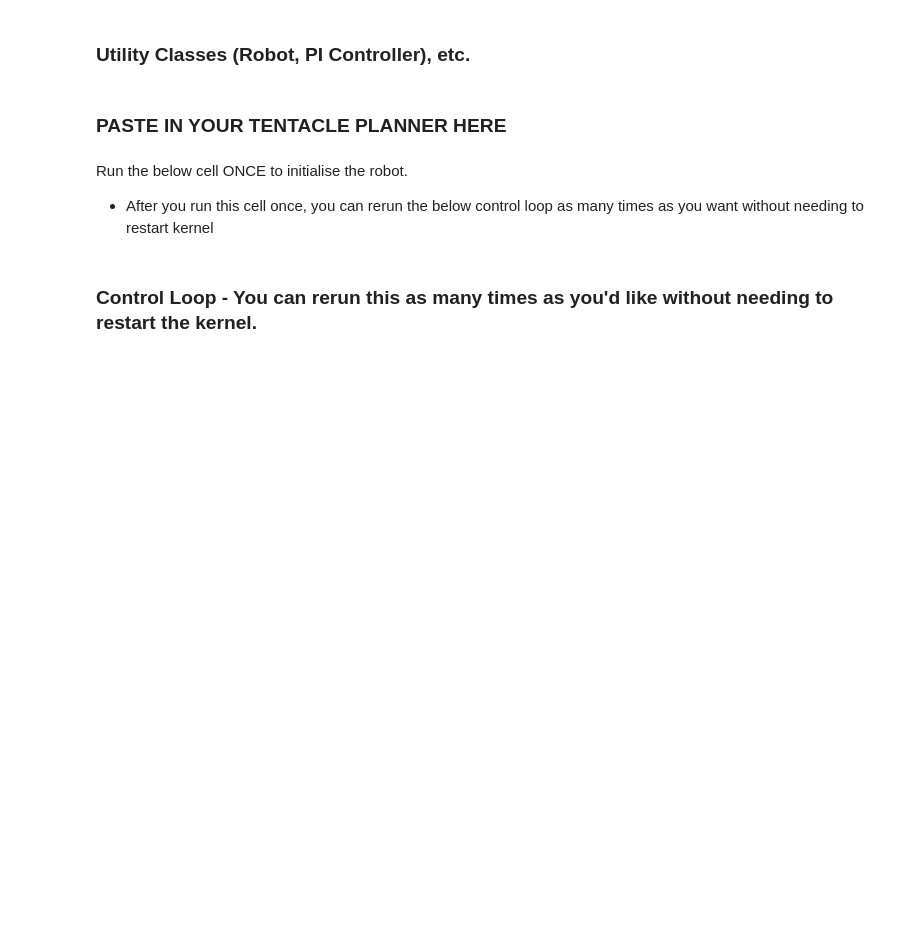
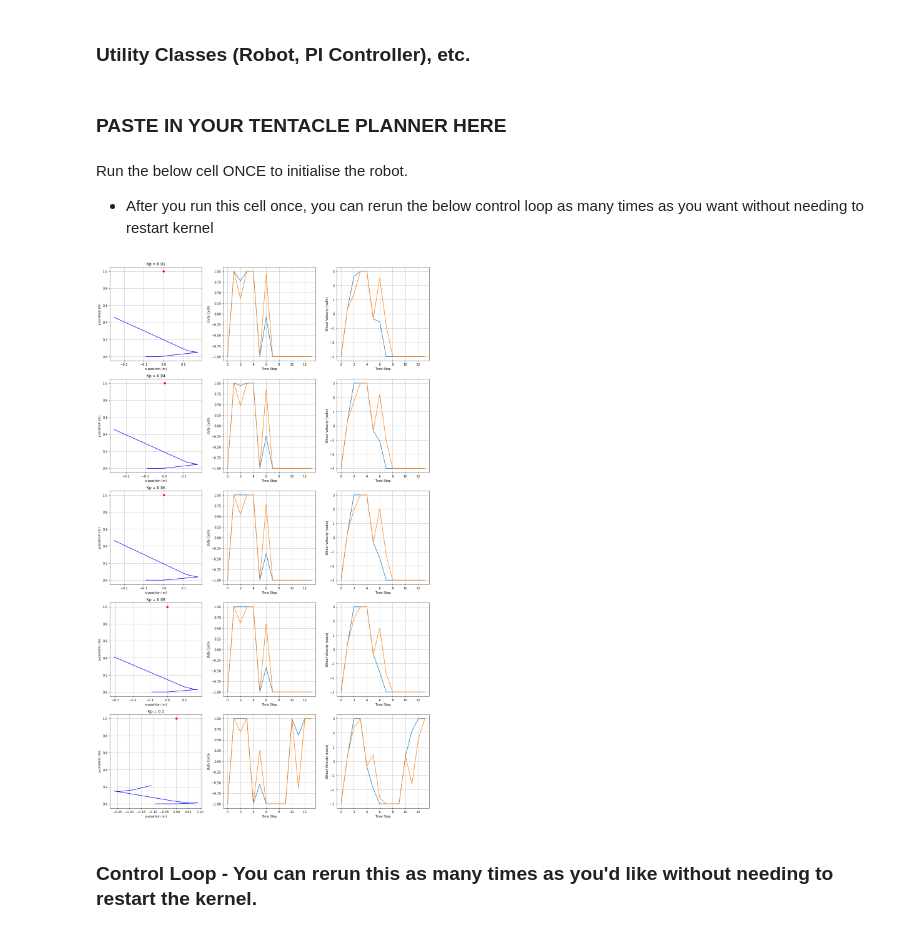
Before and after one commit to arshi9344/ECE4191-E5-tennibot, a Jupyter notebook: patricks_scratchspace/test_tentacle_sim_with_michael_PI_controller.ipynb, the cells around one changed output. Saved outputs shown, nothing was run; the diff lists cells and outputs as text; code cells hidden in the pictures; blank space fills up the shorter version.

```diff
--- a/patricks_scratchspace/test_tentacle_sim_with_michael_PI_controller.ipynb
+++ b/patricks_scratchspace/test_tentacle_sim_with_michael_PI_controller.ipynb
@@ -482,3 +515,96 @@ robot = DiffDriveRobot()
+# %%
+import numpy as np
+import matplotlib.pyplot as plt
+import time
+
+# Assuming RobotController and TentaclePlanner classes are defined above
+
+# Example position commands
+goal = (0, 1, 0)
+
+# Initialize planner
+planner = TentaclePlanner(max_linear_velocity=0.1, max_angular_velocity=0.5)
+
+# Range of Kp values to test
+kp_values = [0.01, 0.04, 0.06, 0.08, 0.1]
+
+# Store results for plotting
+all_poses = []
+all_duty_cycles = []
+all_velocities = []
+
+for Kp in kp_values:
+    # Initialize controller with current Kp value
+    controller = RobotController(Kp=Kp, Ki=0.2, Kd=0.3)
+
+    # Reset robot state
+    robot.x = 0
+    robot.y = 0
+    robot.th = 0
+    robot.wl = 0
+    robot.wr = 0
+
+    poses = []
+    duty_cycle_commands = []
+    velocities = []
+
+    try:
+        start_time = time.time()
+        while time.time() - start_time < 10:  # Run for 10 seconds
+            inputs = planner.get_control_inputs(*goal, *robot.pose, strategy="tentacles")
+            duty_cycle_l, duty_cycle_r = controller.drive(
+                        inputs['linear_velocity'],
+                        inputs['angular_velocity'],
+                        robot.wl,
+                        robot.wr
+                    )
+            x, y, th = robot.pose_update(duty_cycle_l, duty_cycle_r)
+
+            # Log data
+            poses.append([x, y, th])
+            duty_cycle_commands.append([duty_cycle_l, duty_cycle_r])
+            velocities.append([robot.wl, robot.wr])
+            time.sleep(robot.dt)
+
+    except KeyboardInterrupt:
+        print("Stopping robot")
+
+    # Store results
+    all_poses.append(poses)
+    all_duty_cycles.append(duty_cycle_commands)
+    all_velocities.append(velocities)
+
+# Plot results
+fig, axs = plt.subplots(len(kp_values), 3, figsize=(15, 5 * len(kp_values)))
+
+for i, Kp in enumerate(kp_values):
+    poses = np.array(all_poses[i])
+    duty_cycle_commands = np.array(all_duty_cycles[i])
+    velocities = np.array(all_velocities[i])
+
+    axs[i, 0].plot(poses[:, 0], poses[:, 1], 'b', label='Robot Path')
+    axs[i, 0].plot(goal[0], goal[1], 'ro', label='Goal Position')
+    axs[i, 0].set_xlabel('x-position (m)')
+    axs[i, 0].set_ylabel('y-position (m)')
+    axs[i, 0].set_title(f"Kp = {Kp}")
+    axs[i, 0].grid()
+
+    axs[i, 1].plot(duty_cycle_commands[:, 0], label='Left Wheel')
+    axs[i, 1].plot(duty_cycle_commands[:, 1], label='Right Wheel')
+    axs[i, 1].set_xlabel('Time Step')
+    axs[i, 1].set_ylabel('Duty Cycle')
+    axs[i, 1].grid()
+
+    axs[i, 2].plot(velocities[:, 0], label='Left Wheel')
+    axs[i, 2].plot(velocities[:, 1], label='Right Wheel')
+    axs[i, 2].set_xlabel('Time Step')
+    axs[i, 2].set_ylabel('Wheel Velocity (rad/s)')
+    axs[i, 2].grid()
+
+fig.tight_layout()
+plt.show()
+# %% [output]
+[figure, added]
 # %% [markdown]
 ### Control Loop - You can rerun this as many times as you'd like without needing to restart the kernel.
 # %%
```
Also changed, not shown: parts of 4 cells of this notebook, 6 other files.
